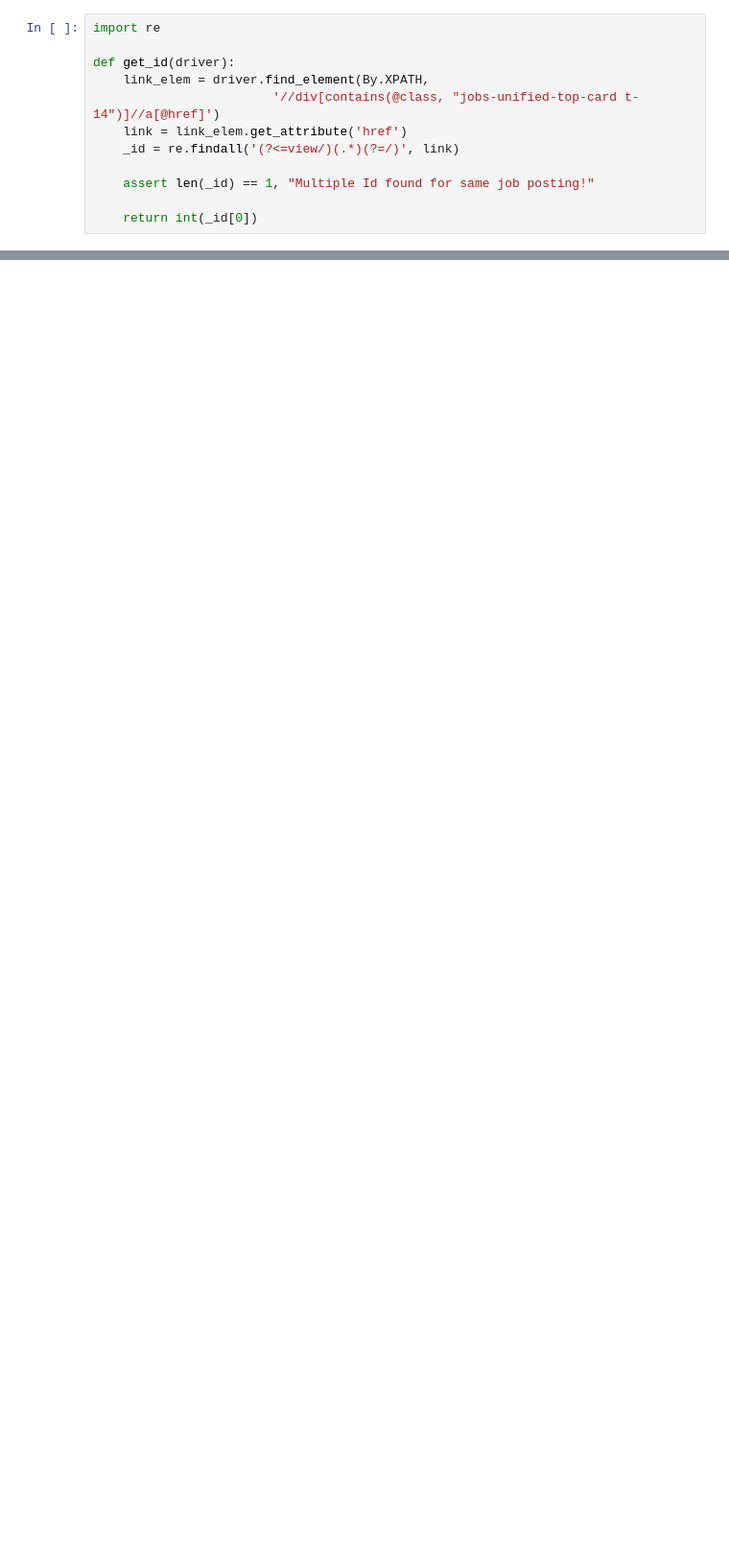
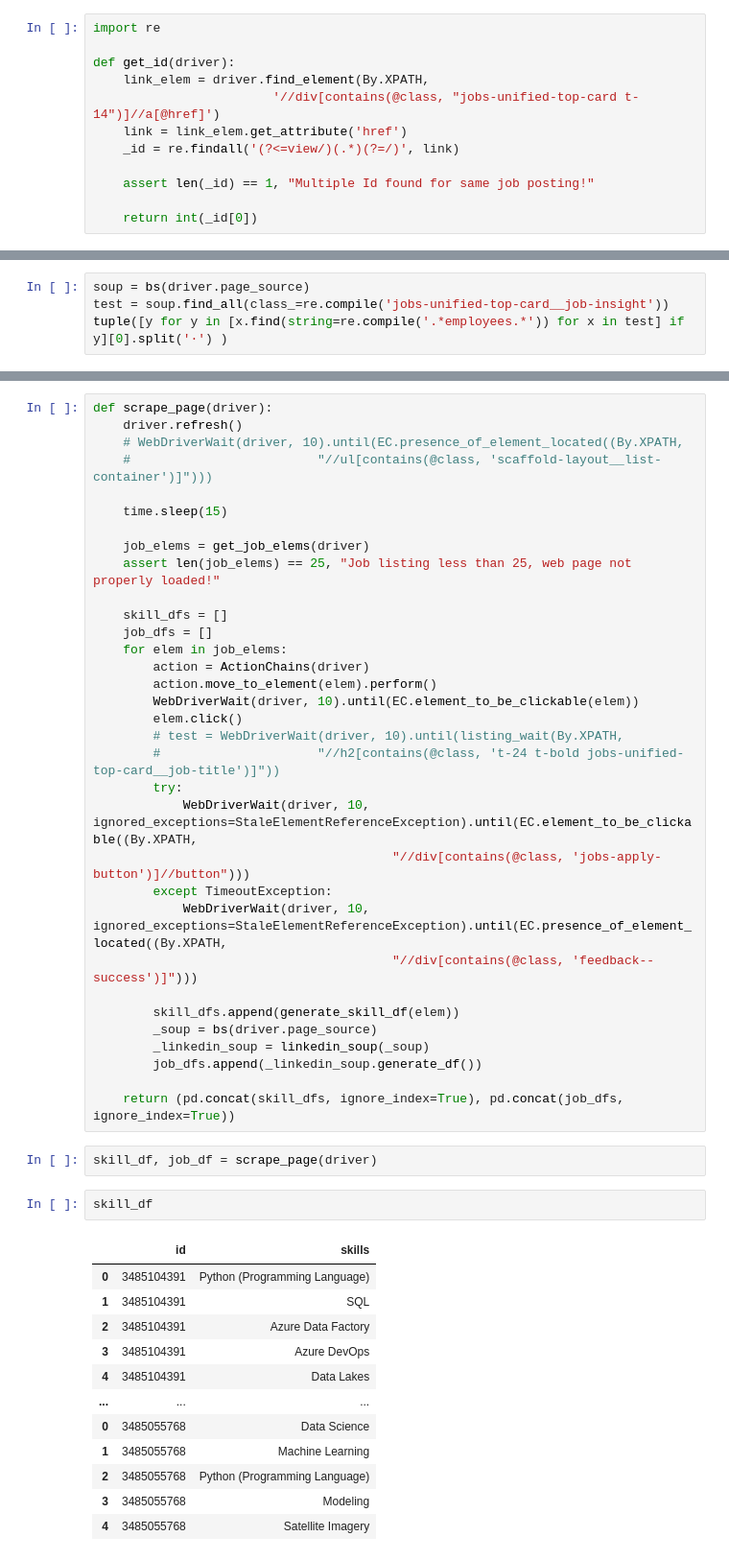
Before and after one commit to ShiYang1101/linkedin-scrape, a Jupyter notebook: scrape.ipynb, the cells around one changed output, grey strips where cells are left out. Shown at 96% size. Drawn from its saved outputs; the diff is of its cells as text; blank space fills up the shorter version.

```diff
--- a/scrape.ipynb
+++ b/scrape.ipynb
@@ -110,0 +155,4 @@ re.findall('(?<=view/)(.*)(?=/)', test_link)
+# %%
+soup = bs(driver.page_source)
+test = soup.find_all(class_=re.compile('jobs-unified-top-card__job-insight'))
+tuple([y for y in [x.find(string=re.compile('.*employees.*')) for x in test] if y][0].split('·') )
@@ -119,0 +349,50 @@ driver.find_element(By.XPATH, "//button[contains(@aria-label, 'View strong skill
+# %%
+def scrape_page(driver):
+    driver.refresh()
+    # WebDriverWait(driver, 10).until(EC.presence_of_element_located((By.XPATH,
+    #                         "//ul[contains(@class, 'scaffold-layout__list-container')]")))
+
+    time.sleep(15)
+
+    job_elems = get_job_elems(driver)
+    assert len(job_elems) == 25, "Job listing less than 25, web page not properly loaded!"
+
+    skill_dfs = []
+    job_dfs = []
+    for elem in job_elems:
+        action = ActionChains(driver)
+        action.move_to_element(elem).perform()
+        WebDriverWait(driver, 10).until(EC.element_to_be_clickable(elem))
+        elem.click()
+        # test = WebDriverWait(driver, 10).until(listing_wait(By.XPATH,
+        #                     "//h2[contains(@class, 't-24 t-bold jobs-unified-top-card__job-title')]"))
+        try:
+            WebDriverWait(driver, 10, ignored_exceptions=StaleElementReferenceException).until(EC.element_to_be_clickable((By.XPATH,
+                                        "//div[contains(@class, 'jobs-apply-button')]//button")))
+        except TimeoutException:
+            WebDriverWait(driver, 10, ignored_exceptions=StaleElementReferenceException).until(EC.presence_of_element_located((By.XPATH,
+                                        "//div[contains(@class, 'feedback--success')]")))
+
+        skill_dfs.append(generate_skill_df(elem))
+        _soup = bs(driver.page_source)
+        _linkedin_soup = linkedin_soup(_soup)
+        job_dfs.append(_linkedin_soup.generate_df())
+
+    return (pd.concat(skill_dfs, ignore_index=True), pd.concat(job_dfs, ignore_index=True))
+# %%
+skill_df, job_df = scrape_page(driver)
+# %%
+skill_df
+# %% [output]
+|  | id | skills |
+| 0 | 3485104391 | Python (Programming Language) |
+| 1 | 3485104391 | SQL |
+| 2 | 3485104391 | Azure Data Factory |
+| 3 | 3485104391 | Azure DevOps |
+| 4 | 3485104391 | Data Lakes |
+| ... | ... | ... |
+| 0 | 3485055768 | Data Science |
+| 1 | 3485055768 | Machine Learning |
+| 2 | 3485055768 | Python (Programming Language) |
+| 3 | 3485055768 | Modeling |
+| 4 | 3485055768 | Satellite Imagery |
```
Also changed, not shown: parts of 44 cells of this notebook, 1 other file.
